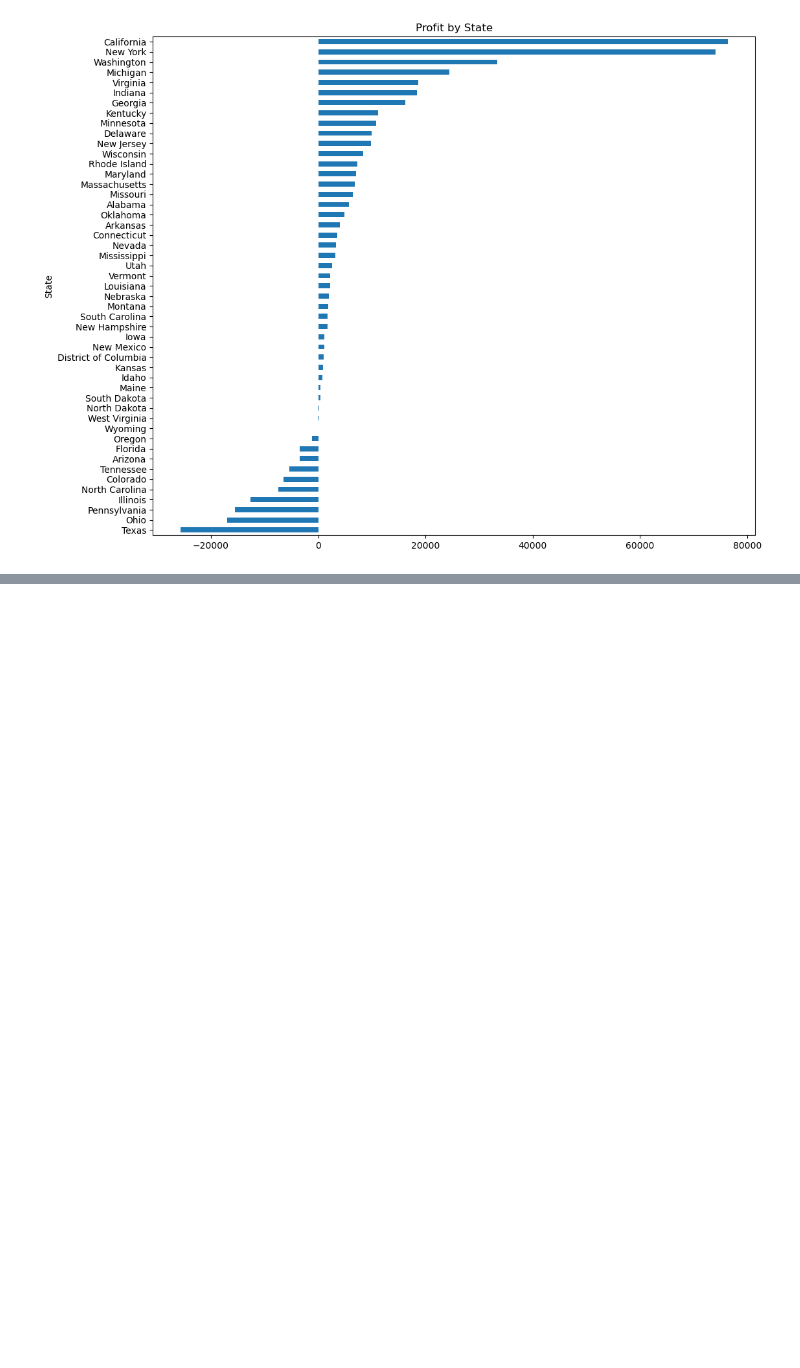
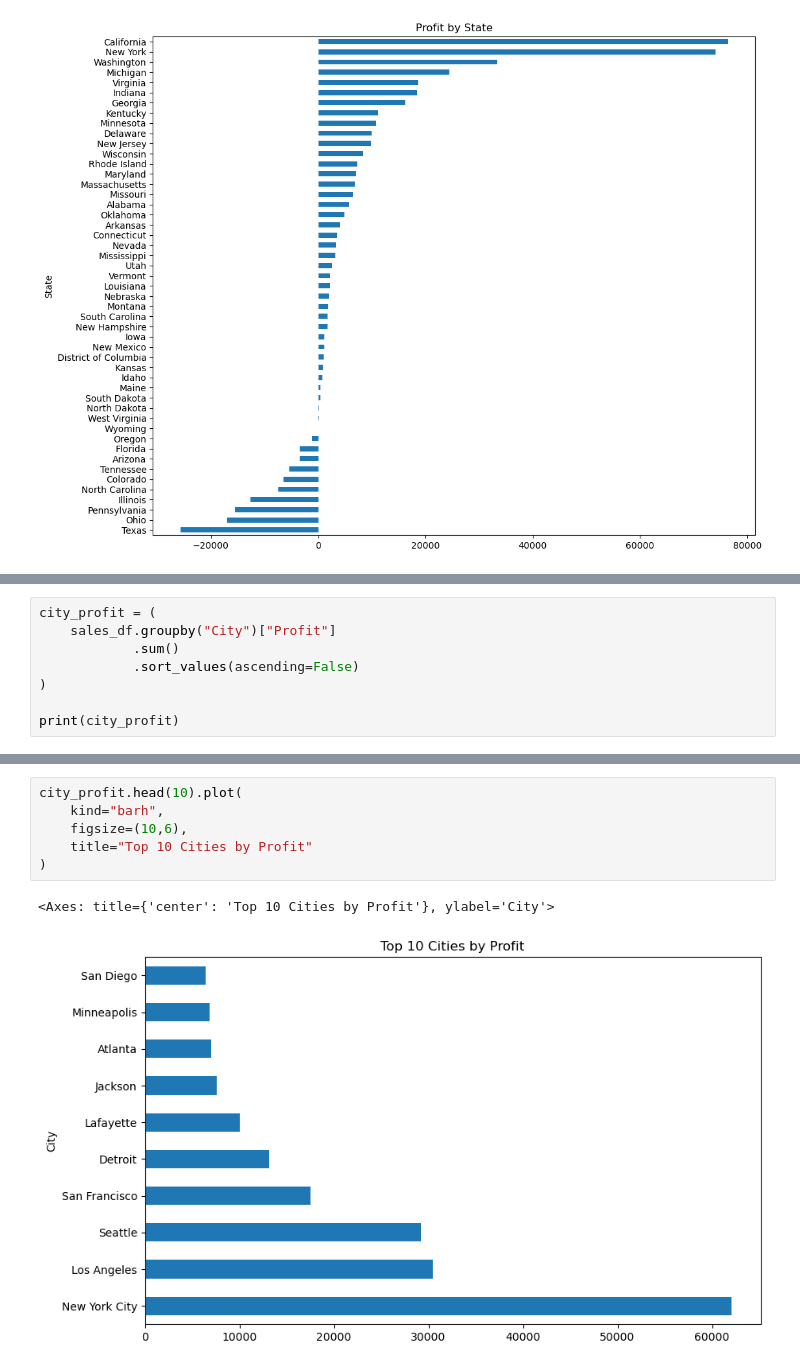
Before and after one commit to nikhilkanbarkar/data-science-and-machine-learning, a Jupyter notebook: Projects/SalesAnalysis/Notebook.ipynb, the cells around one changed output, grey strips where cells are left out. Cells and saved outputs as stored; diff of their text form; blank space fills up the shorter version.

```diff
--- a/Projects/SalesAnalysis/Notebook.ipynb
+++ b/Projects/SalesAnalysis/Notebook.ipynb
@@ -1080,0 +1125,8 @@ state_profit.sort_values().plot(
+# %%
+city_profit = (
+    sales_df.groupby("City")["Profit"]
+            .sum()
+            .sort_values(ascending=False)
+)
+
+print(city_profit)
@@ -1080,0 +1190,9 @@ state_profit.sort_values().plot(
+# %%
+city_profit.head(10).plot(
+    kind="barh",
+    figsize=(10,6),
+    title="Top 10 Cities by Profit"
+)
+# %% [output]
+<Axes: title={'center': 'Top 10 Cities by Profit'}, ylabel='City'>
+[figure, added]
```
Also changed, not shown: parts of 23 cells of this notebook.
